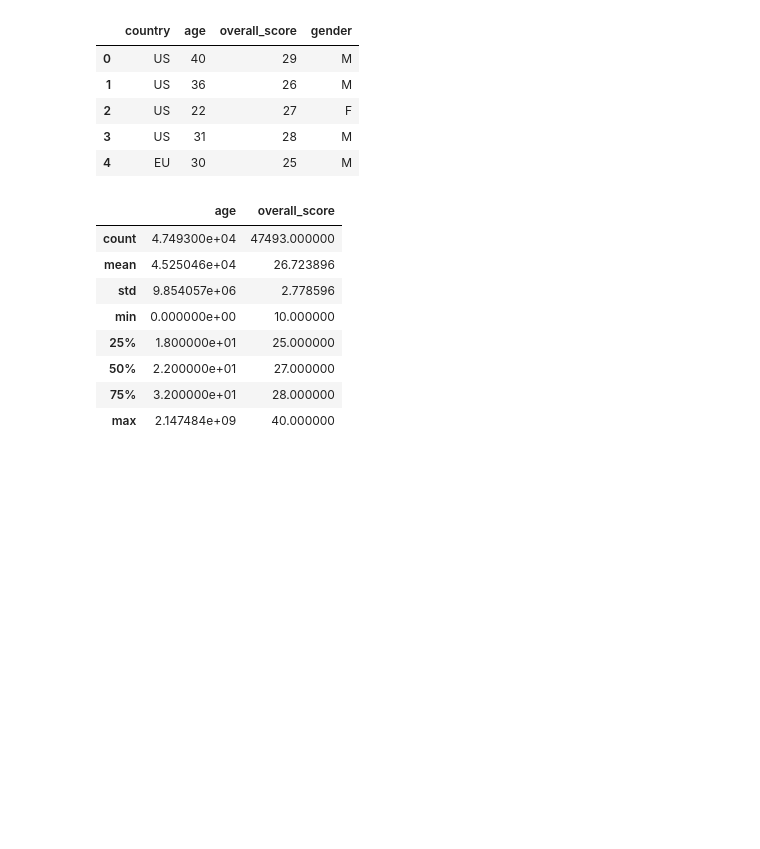
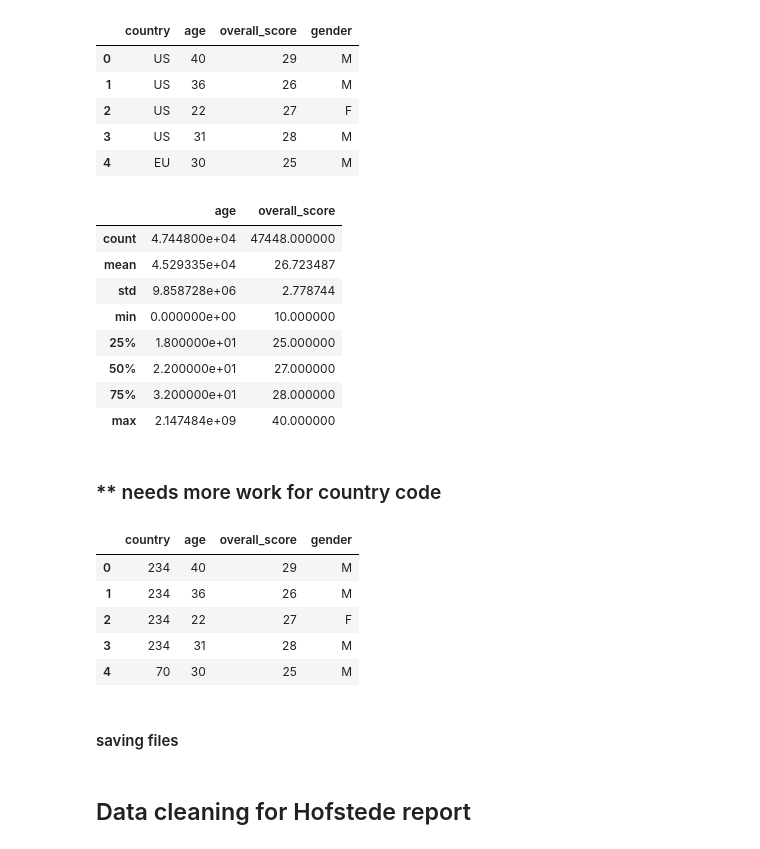
Before and after one commit to FHnt97/Project-Week-5-Your-Own-Project, a Jupyter notebook: your-project/02-Data_cleaning_and_formatting.ipynb, the cells around one changed output. Cells and saved outputs as stored; diff of their text form; code cells hidden in the pictures; blank space fills up the shorter version.

Commit message:
data cleaning completed

```diff
--- a/your-project/02-Data_cleaning_and_formatting.ipynb
+++ b/your-project/02-Data_cleaning_and_formatting.ipynb
@@ -5,7 +5,7 @@ import pandas as pd
 # %% [markdown]
 ## Data cleaning for Rosenberg results
 # %%
-rosenberg = pd.read_csv("../data/RSE/data_raw_tabulated.csv")
+rosenberg = pd.read_csv("../data/02_RSE/data_raw_tabulated.csv")
 rosenberg.head()
 # all types correct
 # data looks clean and ready to use
@@ -95,12 +97,14 @@ rosenberg.describe()
 | max | 2.147484e+09 | 40.000000 |
 # %%
 counts =  rosenberg.groupby("country").count()
-# 175 countries
+# 175 countries - accurate as found from IP adresses usign Maxmind geoIP
 # all countries with a count under 18 (median value) will be eliminated as sample too small to be representative
-# counts.describe()
+counts.describe()
+# A1 and A2 are removed as they represent "Anonymous Proxy" and "Satellite Provider"
+# following ISO 3166 Country Codes
 
 counts.loc[counts["age"]<18].index
-country_lst = ['AF', 'AG', 'AI', 'AM', 'AN', 'AP', 'AS', 'AW', 'AZ', 'BH', 'BM', 'BN',
+country_lst = ['A1', 'A2', 'AF', 'AG', 'AI', 'AM', 'AN', 'AP', 'AS', 'AW', 'AZ', 'BH', 'BM', 'BN',
        'BO', 'BQ', 'BS', 'BT', 'BW', 'BY', 'BZ', 'CI', 'DO', 'DZ', 'EC', 'FJ',
        'FK', 'FO', 'FX', 'GD', 'GG', 'GI', 'GP', 'GT', 'GU', 'GY', 'HN', 'HT',
        'IM', 'KH', 'KN', 'KW', 'KY', 'KZ', 'LC', 'LR', 'LU', 'LY', 'MC', 'MD',
@@ -112,6 +116,8 @@ country_lst = ['AF', 'AG', 'AI', 'AM', 'AN', 'AP', 'AS', 'AW', 'AZ', 'BH', 'BM',
 rosenberg["Drop"] = rosenberg["country"].isin(country_lst)
 rosenberg = rosenberg[rosenberg["Drop"]==False]
 rosenberg = rosenberg.drop(["Drop"], axis=1)
+
+#check for correct columns and changes
 rosenberg.head()
 # %% [output]
 |  | country | age | overall_score | gender |
@@ -122,13 +128,16 @@ rosenberg.head()
 | 4 | EU | 30 | 25 | M |
 # %%
 rosenberg.describe()
+# data looks good:)
 # %% [output]
 |  | age | overall_score |
-| count | 4.749300e+04 | 47493.000000 |
-| mean | 4.525046e+04 | 26.723896 |
-| std | 9.854057e+06 | 2.778596 |
+| count | 4.744800e+04 | 47448.000000 |
+| mean | 4.529335e+04 | 26.723487 |
+| std | 9.858728e+06 | 2.778744 |
 | min | 0.000000e+00 | 10.000000 |
 | 25% | 1.800000e+01 | 25.000000 |
 | 50% | 2.200000e+01 | 27.000000 |
 | 75% | 3.200000e+01 | 28.000000 |
 | max | 2.147484e+09 | 40.000000 |
+# %% [markdown]
+###  ** needs more work for country code
@@ -134,0 +148,13 @@ rosenberg.describe()
+# %%
+rosenberg = rosenberg.replace({"country":country_code_dict})
+rosenberg.head()
+# as DB was based on the ISO naming, all values should be correct, no non numeric values
+# %% [output]
+|  | country | age | overall_score | gender |
+| 0 | 234 | 40 | 29 | M |
+| 1 | 234 | 36 | 26 | M |
+| 2 | 234 | 22 | 27 | F |
+| 3 | 234 | 31 | 28 | M |
+| 4 | 70 | 30 | 25 | M |
+# %% [markdown]
+#### saving files
@@ -134,0 +163,2 @@ rosenberg.describe()
+# %% [markdown]
+## Data cleaning for Hofstede report
```
Also changed, not shown: parts of 19 cells of this notebook, 4 other files.
